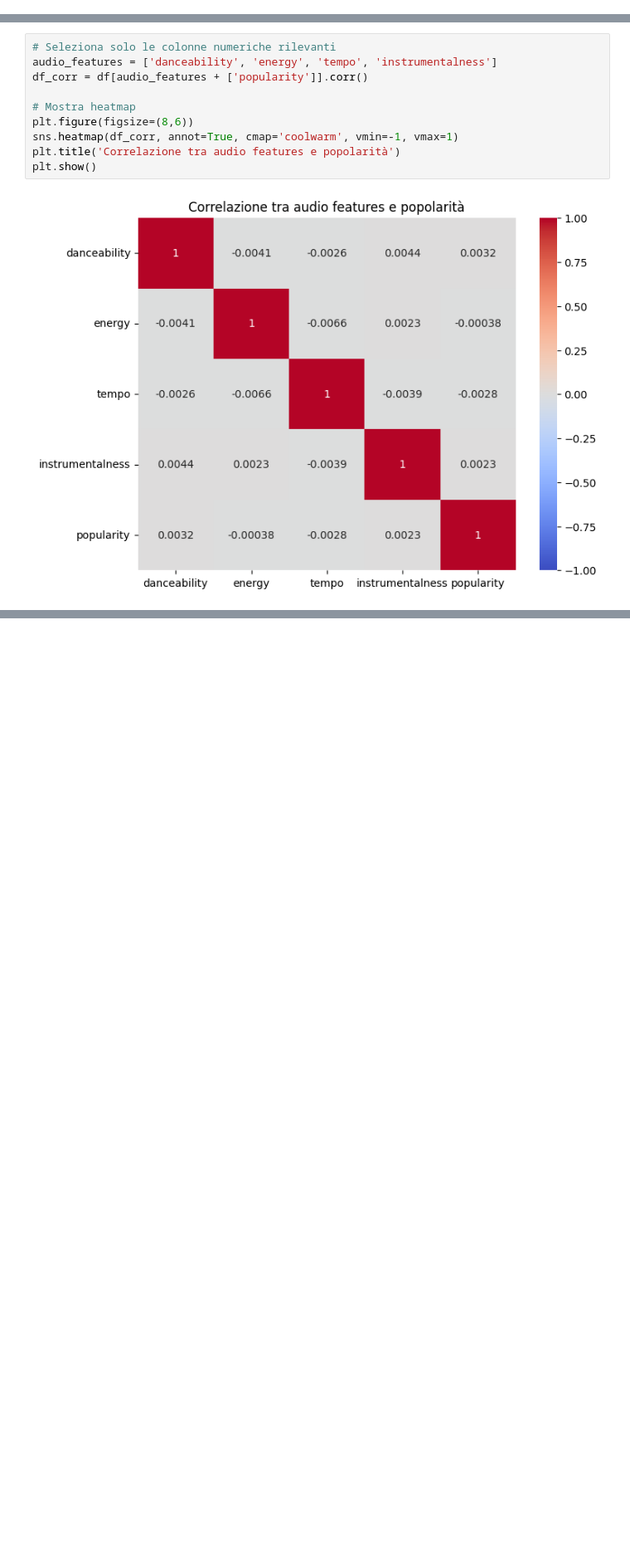
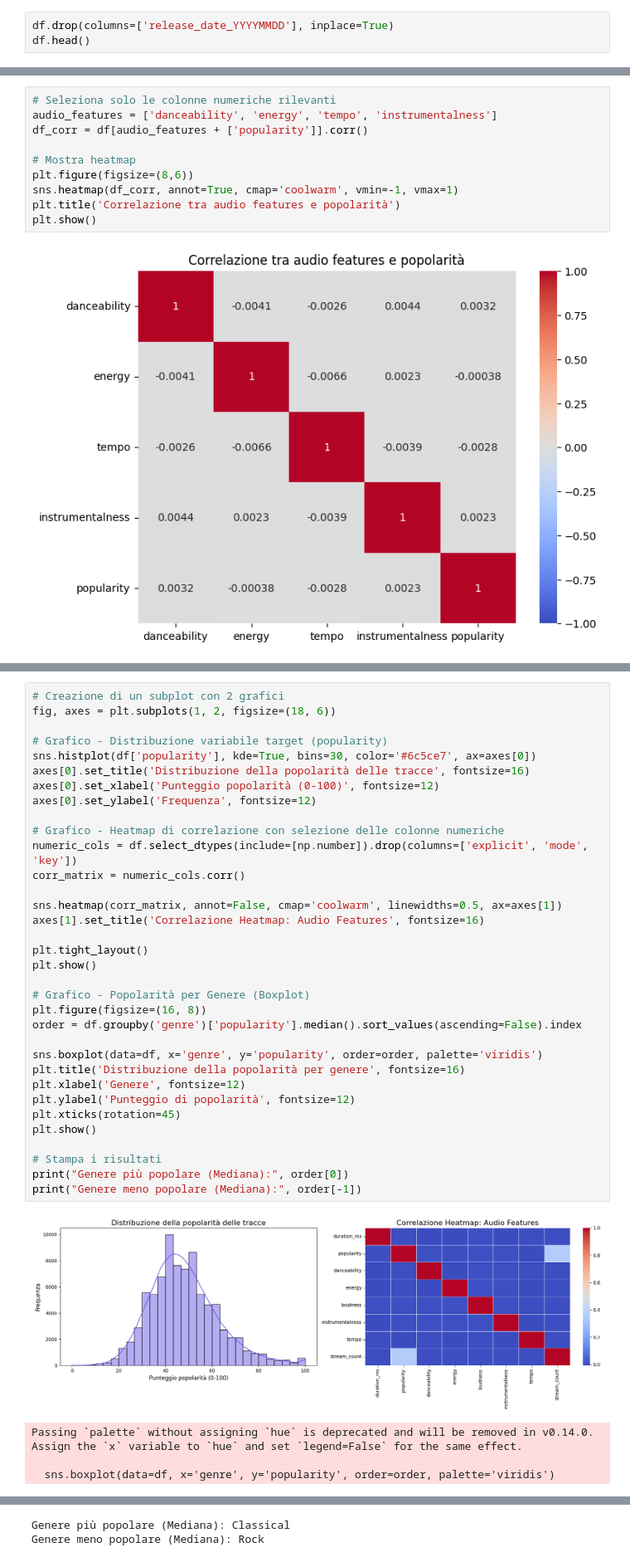
Before and after one commit to Luddachan/RepoSpotify_AnnaAntoRosy, a Jupyter notebook: analisi.ipynb, the cells around one changed output, grey strips where cells are left out. Shown at 83% size. Cells and saved outputs as stored; diff of their text form; blank space fills up the shorter version.

```diff
--- a/analisi.ipynb
+++ b/analisi.ipynb
@@ -115,3 +126,6 @@ df.head()
 | 2 | TRK-47AA7523463E | Future choice whatever | Brandon Davis | Page southern | 20160223 | Rock | 289191 | 55 | ... |
 | 3 | TRK-25ADA22E3B06 | Bad fall pick those | Corey Jones | Spring | 20151012 | Pop | 209484 | 51 | ... |
 | 4 | TRK-9245F2AD996A | Husband | Mark Diaz | Great prove | 20220708 | Indie | 127435 | 39 | ... |
+# %%
+df.drop(columns=['release_date_YYYYMMDD'], inplace=True)
+df.head()
@@ -173,0 +193,39 @@ plt.show()
+# %%
+# Creazione di un subplot con 2 grafici
+fig, axes = plt.subplots(1, 2, figsize=(18, 6))
+
+# Grafico - Distribuzione variabile target (popularity)
+sns.histplot(df['popularity'], kde=True, bins=30, color='#6c5ce7', ax=axes[0])
+axes[0].set_title('Distribuzione della popolarità delle tracce', fontsize=16)
+axes[0].set_xlabel('Punteggio popolarità (0-100)', fontsize=12)
+axes[0].set_ylabel('Frequenza', fontsize=12)
+
+# Grafico - Heatmap di correlazione con selezione delle colonne numeriche
+numeric_cols = df.select_dtypes(include=[np.number]).drop(columns=['explicit', 'mode', 'key'])
+corr_matrix = numeric_cols.corr()
+
+sns.heatmap(corr_matrix, annot=False, cmap='coolwarm', linewidths=0.5, ax=axes[1])
+axes[1].set_title('Correlazione Heatmap: Audio Features', fontsize=16)
+
+plt.tight_layout()
+plt.show()
+
+# Grafico - Popolarità per Genere (Boxplot)
+plt.figure(figsize=(16, 8))
+order = df.groupby('genre')['popularity'].median().sort_values(ascending=False).index
+
+sns.boxplot(data=df, x='genre', y='popularity', order=order, palette='viridis')
+plt.title('Distribuzione della popolarità per genere', fontsize=16)
+plt.xlabel('Genere', fontsize=12)
+plt.ylabel('Punteggio di popolarità', fontsize=12)
+plt.xticks(rotation=45)
+plt.show()
+
+# Stampa i risultati
+print("Genere più popolare (Mediana):", order[0])
+print("Genere meno popolare (Mediana):", order[-1])
+# %% [output]
+[figure, added]
+Passing `palette` without assigning `hue` is deprecated and will be removed in v0.14.0. Assign the `x` variable to `hue` and set `legend=False` for the same effect.
+
+  sns.boxplot(data=df, x='genre', y='popularity', order=order, palette='viridis')
@@ -173,0 +233,2 @@ plt.show()
+Genere più popolare (Mediana): Classical
+Genere meno popolare (Mediana): Rock
```
Also changed, not shown: parts of 15 cells of this notebook.
